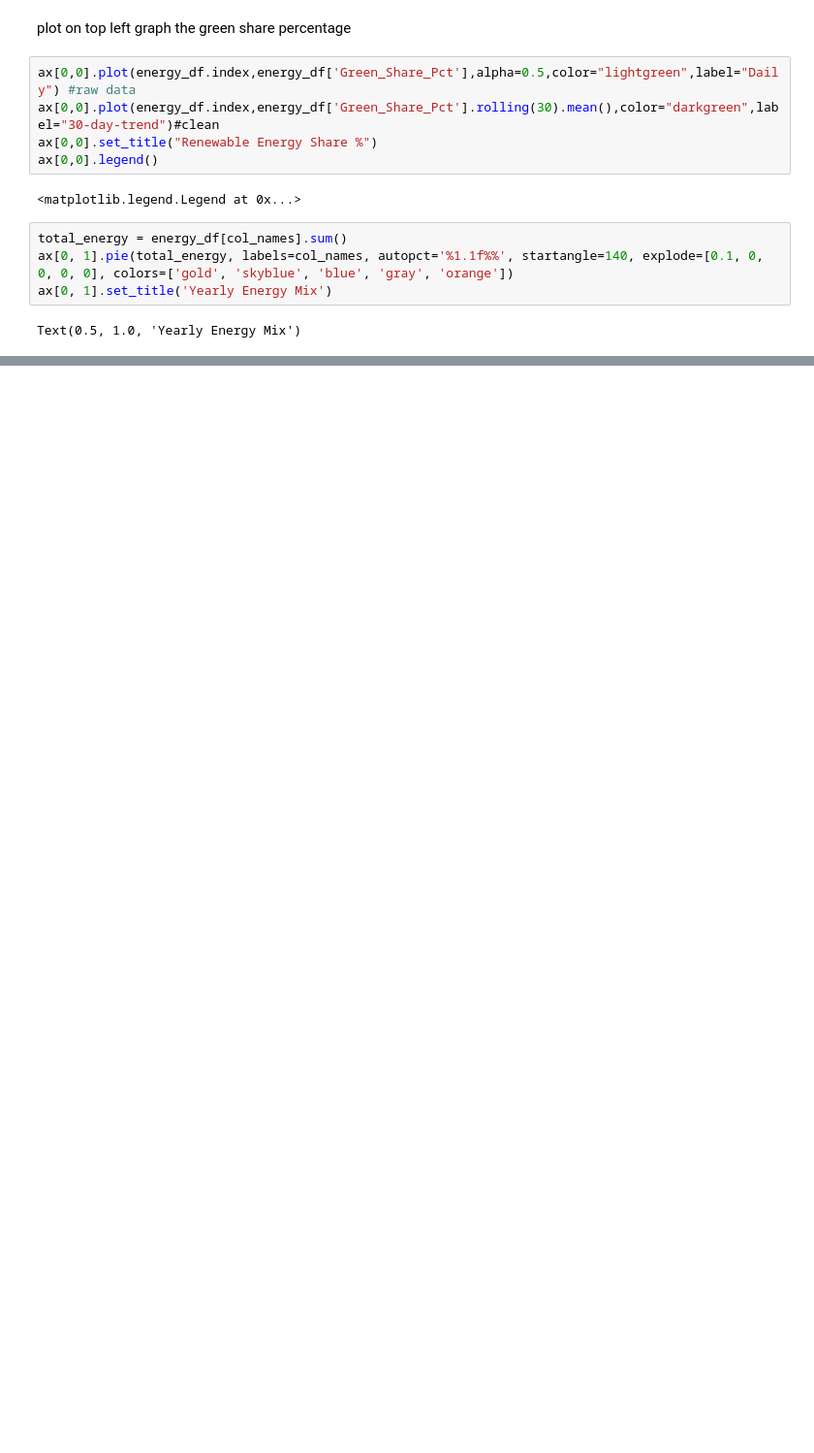
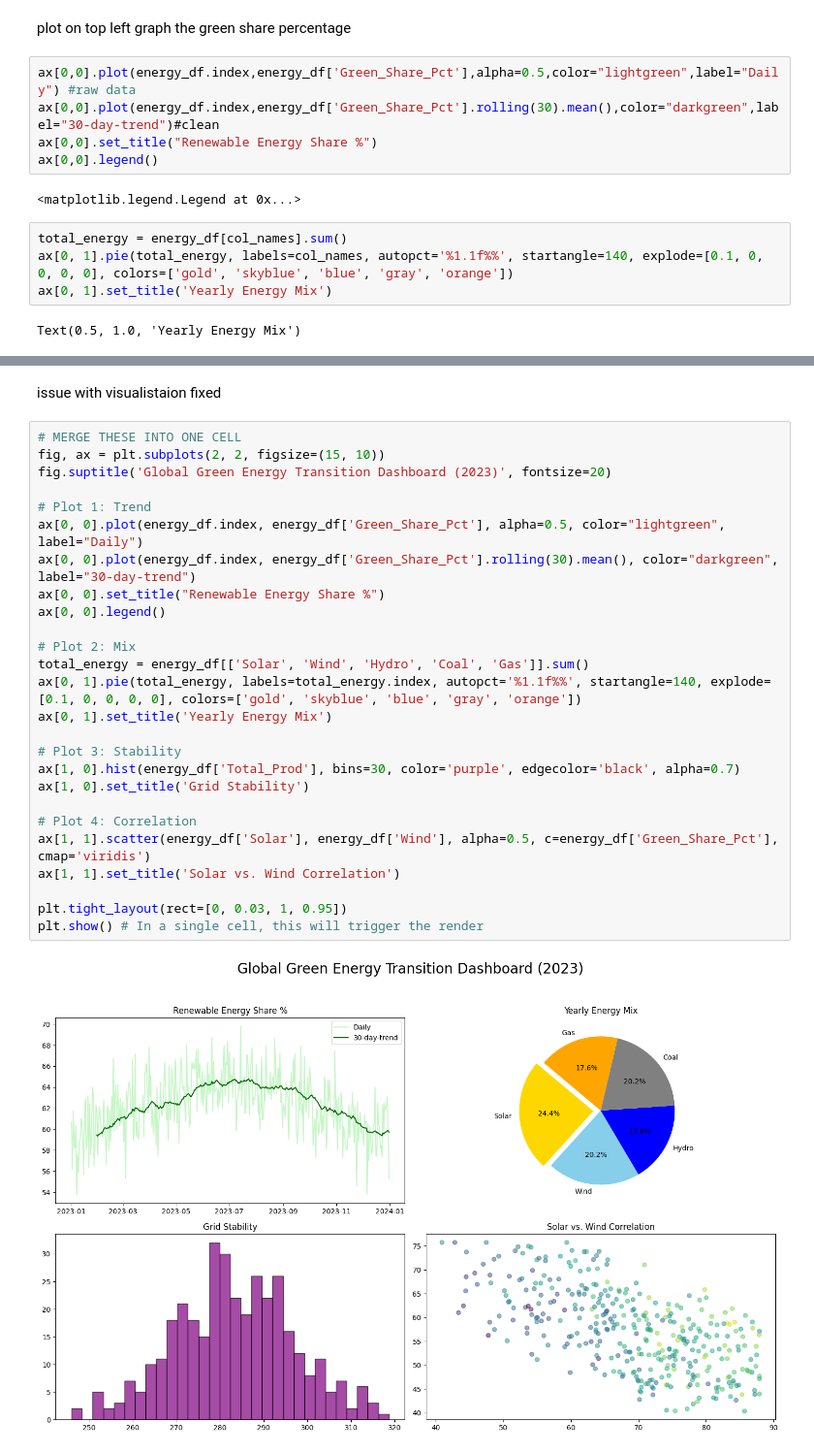
Before and after one commit to Aruunprakash/The-Global-Green-Energy-Transition-Tracker, a Jupyter notebook: energy_transition.ipynb, the cells around one changed output, grey strips where cells are left out. Shown at 97% size. Saved outputs shown, nothing was run; the diff lists cells and outputs as text; blank space fills up the shorter version.

Commit message:
issue with visual fixed by merging all

```diff
--- a/energy_transition.ipynb
+++ b/energy_transition.ipynb
@@ -140,0 +144,30 @@ plt.show()
+# %% [markdown]
+issue with visualistaion fixed
+# %%
+# MERGE THESE INTO ONE CELL
+fig, ax = plt.subplots(2, 2, figsize=(15, 10))
+fig.suptitle('Global Green Energy Transition Dashboard (2023)', fontsize=20)
+
+# Plot 1: Trend
+ax[0, 0].plot(energy_df.index, energy_df['Green_Share_Pct'], alpha=0.5, color="lightgreen", label="Daily")
+ax[0, 0].plot(energy_df.index, energy_df['Green_Share_Pct'].rolling(30).mean(), color="darkgreen", label="30-day-trend")
+ax[0, 0].set_title("Renewable Energy Share %")
+ax[0, 0].legend()
+
+# Plot 2: Mix
+total_energy = energy_df[['Solar', 'Wind', 'Hydro', 'Coal', 'Gas']].sum()
+ax[0, 1].pie(total_energy, labels=total_energy.index, autopct='%1.1f%%', startangle=140, explode=[0.1, 0, 0, 0, 0], colors=['gold', 'skyblue', 'blue', 'gray', 'orange'])
+ax[0, 1].set_title('Yearly Energy Mix')
+
+# Plot 3: Stability
+ax[1, 0].hist(energy_df['Total_Prod'], bins=30, color='purple', edgecolor='black', alpha=0.7)
+ax[1, 0].set_title('Grid Stability')
+
+# Plot 4: Correlation
+ax[1, 1].scatter(energy_df['Solar'], energy_df['Wind'], alpha=0.5, c=energy_df['Green_Share_Pct'], cmap='viridis')
+ax[1, 1].set_title('Solar vs. Wind Correlation')
+
+plt.tight_layout(rect=[0, 0.03, 1, 0.95])
+plt.show() # In a single cell, this will trigger the render
+# %% [output]
+[figure, added]
```
Also changed, not shown: parts of 4 cells of this notebook.
